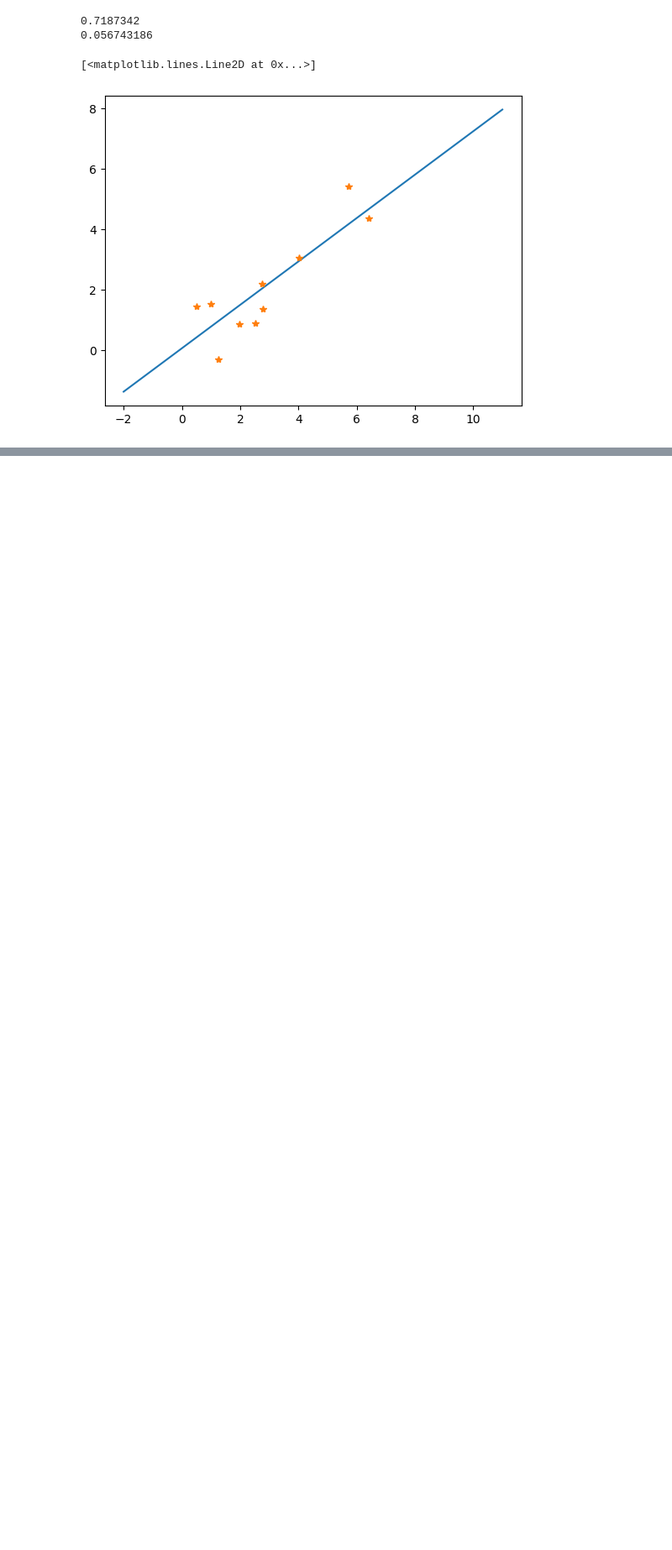
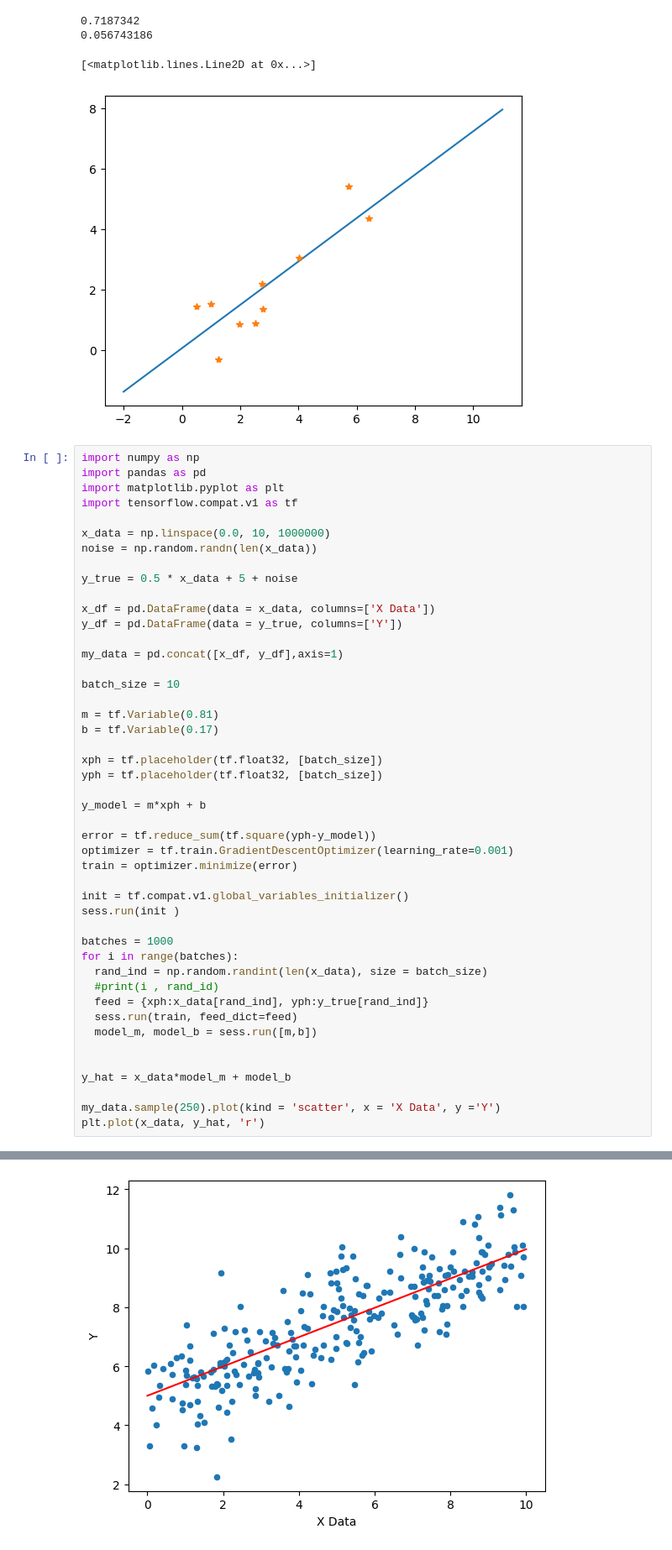
Before and after one commit to mamud1977/bootup, a Jupyter notebook: my_tensorflow.ipynb, the cells around one changed output, grey strips where cells are left out. Shown: that part at 84% size. Cells and saved outputs as stored; diff of their text form; blank space fills up the shorter version.

```diff
--- a/my_tensorflow.ipynb
+++ b/my_tensorflow.ipynb
@@ -276,3 +276,50 @@ plt.plot(x_data, y_label, '*')
 0.056743186
 [<matplotlib.lines.Line2D at 0x...>]
 [figure]
+# %%
+import numpy as np
+import pandas as pd
+import matplotlib.pyplot as plt
+import tensorflow.compat.v1 as tf
+
+x_data = np.linspace(0.0, 10, 1000000)
+noise = np.random.randn(len(x_data))
+
+y_true = 0.5 * x_data + 5 + noise
+
+x_df = pd.DataFrame(data = x_data, columns=['X Data'])
+y_df = pd.DataFrame(data = y_true, columns=['Y'])
+
+my_data = pd.concat([x_df, y_df],axis=1)
+
+batch_size = 10
+
+m = tf.Variable(0.81)
+b = tf.Variable(0.17)
+
+xph = tf.placeholder(tf.float32, [batch_size])
+yph = tf.placeholder(tf.float32, [batch_size])
+
+y_model = m*xph + b
+
+error = tf.reduce_sum(tf.square(yph-y_model))
+optimizer = tf.train.GradientDescentOptimizer(learning_rate=0.001)
+train = optimizer.minimize(error)
+
+init = tf.compat.v1.global_variables_initializer()
+sess.run(init )
+
+batches = 1000
+for i in range(batches):
+  rand_ind = np.random.randint(len(x_data), size = batch_size)
+  #print(i , rand_id)
+  feed = {xph:x_data[rand_ind], yph:y_true[rand_ind]}
+  sess.run(train, feed_dict=feed)
+  model_m, model_b = sess.run([m,b])
+
+
+y_hat = x_data*model_m + model_b
+
+my_data.sample(250).plot(kind = 'scatter', x = 'X Data', y ='Y')
+plt.plot(x_data, y_hat, 'r')
+# %% [output]
@@ -278,0 +327 @@ plt.plot(x_data, y_label, '*')
+[figure, added]
```
Also changed, not shown: parts of 1 cell of this notebook.
